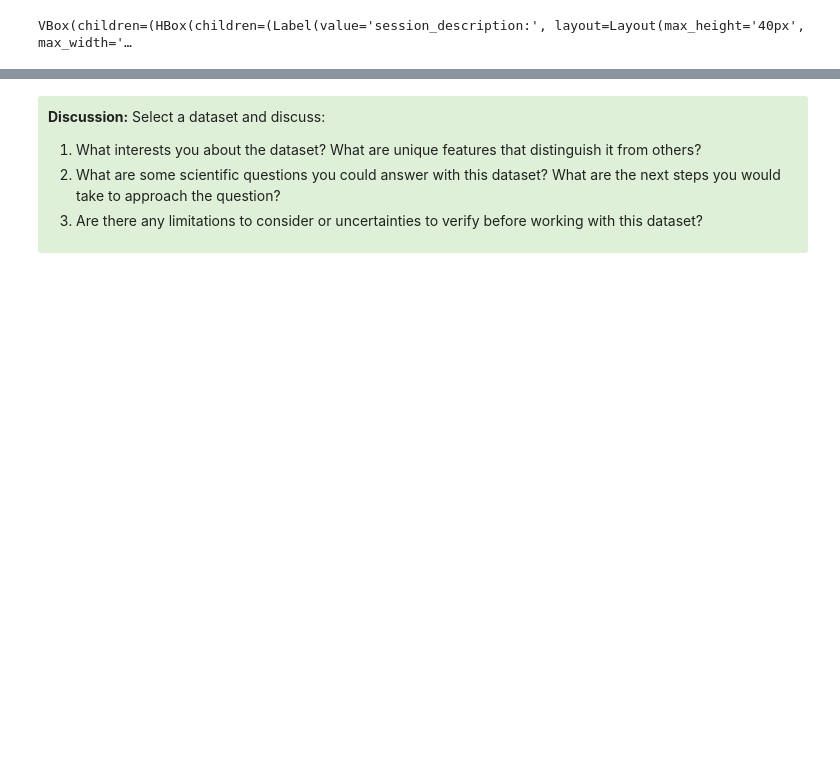
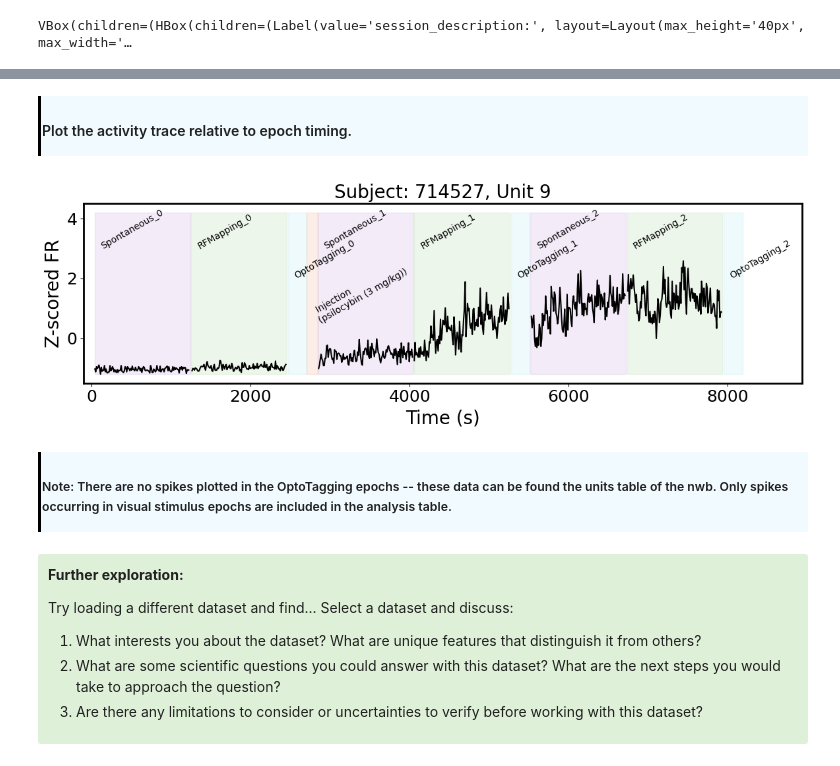
Before and after one commit to AllenSWDB/SWDB_2025_DataIntro, a Jupyter notebook: code/Workshop-1-Data-Access.ipynb, the cells around one changed output, grey strips where cells are left out. Saved outputs shown, nothing was run; the diff lists cells and outputs as text; code cells hidden in the pictures; blank space fills up the shorter version.

```diff
--- a/code/Workshop-1-Data-Access.ipynb
+++ b/code/Workshop-1-Data-Access.ipynb
@@ -113,2 +191,6 @@ VBox(children=(HBox(children=(Label(value='session_description:', layout=Layout(
+# %%
+# Sort the epoch firing rate dataframe by time and z_score the firing rate
+epoch_FR_df = epoch_FR_df.sort_values(by='time_bins')
+epoch_FR_df['firing_rate'] = z_score(epoch_FR_df['firing_rate'])
 # %% [markdown]
 <div style="border-left: 3px solid #000; padding: 1px; padding-left: 10px; background: #F0FAFF; ">
@@ -148,0 +198,3 @@ metadata_table_template
+# %%
+epochs = nwbfile_zarr.stimulus['epochs'].to_dataframe()
+epochs
@@ -149,7 +214,70 @@ metadata_table_template
+# %% [markdown]
+<div style="border-left: 3px solid #000; padding: 1px; padding-left: 10px; background: #F0FAFF; ">
+<h4>Plot the activity trace relative to epoch timing.</h4>
+# %%
+# Make a color dictionary to identify stimulus epochs
+category_colors = {
+    'Spontaneous': '#c49cde',  # purple-ish
+    'RFMapping':   '#a9d39e',  # green-ish
+    'OptoTagging': '#aee6ed',  # cyan-ish
+    'Injection':   '#f4a582'   # orange-ish
+}
+
+epochs['category'] = epochs['stim_name'].apply(extract_category)
+
+epoch_color_dict = {row.stim_name: category_colors[row.category]
+              for row in epochs.itertuples(index=False)}
+# %%
+# Plot the firing rate across the session
+fig,ax = plt.subplots(figsize=(12,4))
+
+ax.tick_params(axis='y',which='major',reset=True,right=False,labelsize=18)
+ax.tick_params(axis='x',which='major',reset=True,top=False,labelsize=18)
+ax.set_xlabel('Time (s)',fontsize=20)
+ax.set_ylabel('Z-scored FR',fontsize=20)
+ax.set_title(f'Subject: {subject}, Unit {unit_idx}',fontsize=20)
+
+for idx,row in epochs.iterrows():
+    #Plot the timing of each epoch as a colored span across the x-axis
+    ax.axvspan(row['start_time'],row['stop_time'],0.05,0.95,
+               color=epoch_color_dict[row['stim_name']],alpha=0.2,zorder=0)
+
+    # Define a limited DataFrame of just spikes and time bins that occur during a given epoch
+    dft = epoch_FR_df[(epoch_FR_df['time_bins']>=row['start_time'])
+                      &(epoch_FR_df['time_bins']<=row['stop_time'])]
+
+    time = dft['time_bins'].iloc[:-1]
+    FR = dft['firing_rate'].iloc[:-1]
+
+    #Plot the activity trace
+    ax.plot(time,FR,color='k')
+
+    #Add epoch labels
+    if row['stim_name']=='Injection':
+        ax.text(row['start_time']+60,0.5,f" {row['stim_name']} \n(psilocybin (3 mg/kg))",rotation=30)
+    elif 'OptoTagging' in row['stim_name']:
+        ax.text(row['start_time']+60,2,row['stim_name'],rotation=30)
+    else:
+        ax.text(row['start_time']+60,3,row['stim_name'],rotation=30)
+
+for spine in ['top','bottom','left','right']:
+    ax.spines[spine].set_linewidth(2)
+
+ax.set_ylim(-1.5,4.5)
+ax.set_xlim(-100,spike_times[-1][-1]+1000)
+
+fig.tight_layout()
+# %% [output]
+[figure, added]
+# %% [markdown]
+<div style="border-left: 3px solid #000; padding: 1px; padding-left: 10px; background: #F0FAFF; ">
+<h5>Note: There are no spikes plotted in the OptoTagging epochs -- these data can be found the units table of the nwb. Only spikes occurring in visual stimulus epochs are included in the analysis table.</h5>
 # %% [markdown]
 <div style="background: #DFF0D8; border-radius: 3px; padding: 10px;">
 
-**Discussion:**
+**Further exploration:**
+
+Try loading a different dataset and find...
 Select a dataset and discuss:
 1. What interests you about the dataset? What are unique features that distinguish it from others?
 2. What are some scientific questions you could answer with this dataset? What are the next steps you would take to approach the question?
```
Also changed, not shown: parts of 41 cells of this notebook, 3 other files.
